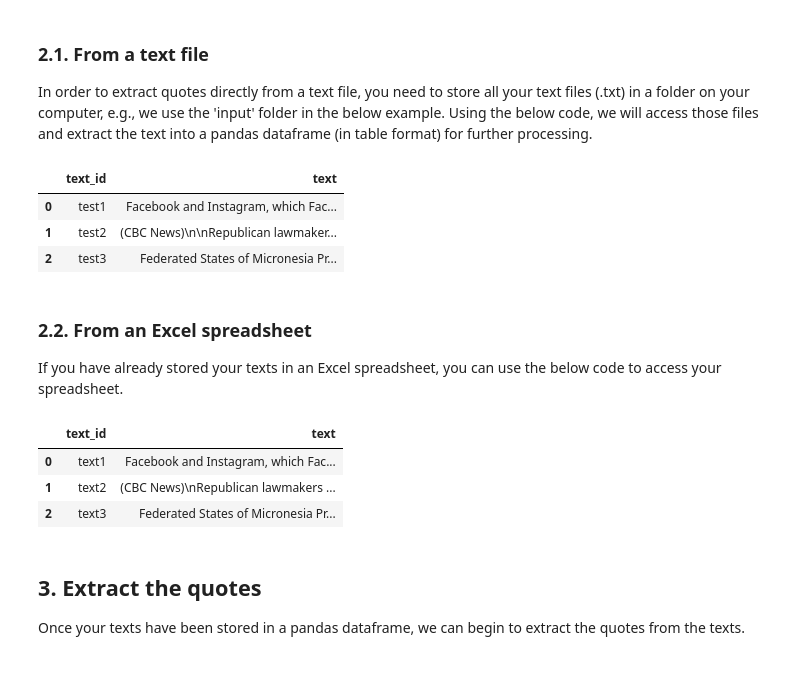
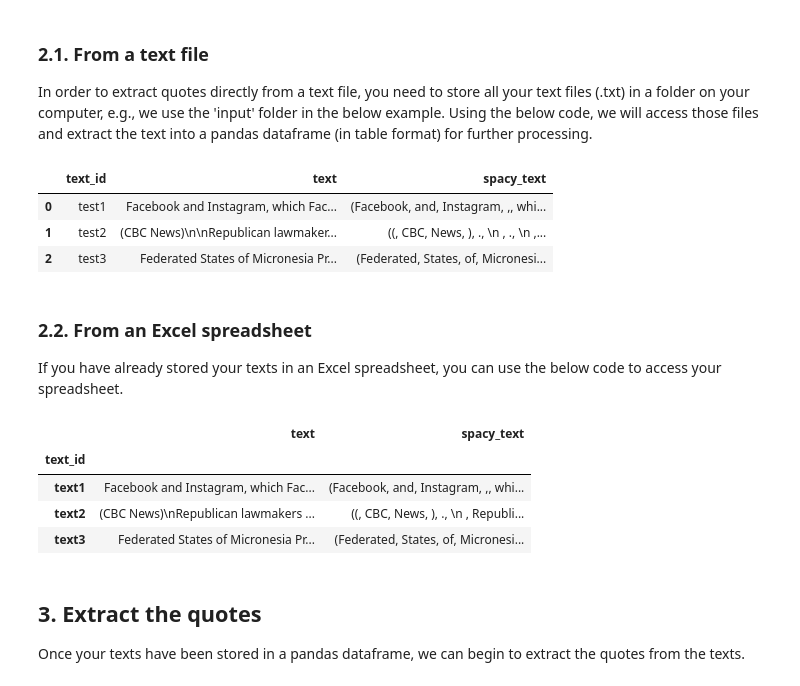
Before and after one commit to Sydney-Informatics-Hub/ATAP-GenderGapTracker, a Jupyter notebook: NLP/main/quote_extractor_notebook.ipynb, the cells around one changed output. Cells and saved outputs as stored; diff of their text form; code cells hidden in the pictures.

```diff
--- a/NLP/main/quote_extractor_notebook.ipynb
+++ b/NLP/main/quote_extractor_notebook.ipynb
@@ -48,6 +48,16 @@ This notebook will allow you to extract quotes directly from a text file (or a n
 # %% [markdown]
 ### 2.1. From a text file
 In order to extract quotes directly from a text file, you need to store all your text files (.txt) in a folder on your computer, e.g., we use the 'input' folder in the below example. Using the below code, we will access those files and extract the text into a pandas dataframe (in table format) for further processing.
+# %%
+def nlp_preprocess(nlp, text):
+    # pre-process the text
+    text = sent_tokenize(text)
+    text = ' '.join(text)
+    text = utils.preprocess_text(text)
+
+    # apply the spaCy's tool to the text
+    doc = nlp(text)
+    return doc
 # %%
 # specify the file path to the folder you use to store your text files
 file_path = './input/'
@@ -79,30 +89,35 @@ for input_file in get_rawtext_files(file_path):
 
 # convert the extracted texts into a pandas dataframe for further processing
 text_df = pd.DataFrame.from_dict(all_files)
-new_index = ['text_id', 'text']
-text_df = text_df.reindex(columns=new_index)
+#new_index = ['text_id', 'text']
+text_df['spacy_text'] = text_df['text'].apply(lambda text: nlp_preprocess(nlp, text))
+#text_df = text_df.reindex(columns=new_index)
+text_df.set_index('text_id', inplace=True)
 text_df.head()
 # %% [output]
-|  | text_id | text |
-| 0 | test1 | Facebook and Instagram, which Fac... |
-| 1 | test2 | (CBC News)\n\nRepublican lawmaker... |
-| 2 | test3 | Federated States of Micronesia Pr... |
+|  | text_id | text | spacy_text |
+| 0 | test1 | Facebook and Instagram, which Fac... | (Facebook, and, Instagram, ,, whi... |
+| 1 | test2 | (CBC News)\n\nRepublican lawmaker... | ((, CBC, News, ), ., \n , ., \n ,... |
+| 2 | test3 | Federated States of Micronesia Pr... | (Federated, States, of, Micronesi... |
 # %% [markdown]
 ### 2.2. From an Excel spreadsheet
 If you have already stored your texts in an Excel spreadsheet, you can use the below code to access your spreadsheet.
 # %%
 # enter the file path and the file name of the excel spreadsheet containing the text
 file_path = './input/'
 file_name = 'text_files.xlsx'
 
 # read the pandas dataframe containing the list of texts
 text_df = pd.read_excel(file_path + file_name)
+text_df['spacy_text'] = text_df['text'].apply(lambda text: nlp_preprocess(nlp, text))
+text_df.set_index('text_id', inplace=True)
 text_df.head()
 # %% [output]
-|  | text_id | text |
-| 0 | text1 | Facebook and Instagram, which Fac... |
-| 1 | text2 | (CBC News)\nRepublican lawmakers ... |
-| 2 | text3 | Federated States of Micronesia Pr... |
+|  | text | spacy_text |
+| text_id |  |  |
+| text1 | Facebook and Instagram, which Fac... | (Facebook, and, Instagram, ,, whi... |
+| text2 | (CBC News)\nRepublican lawmakers ... | ((, CBC, News, ), ., \n , Republi... |
+| text3 | Federated States of Micronesia Pr... | (Federated, States, of, Micronesi... |
 # %% [markdown]
 ## 3. Extract the quotes
 Once your texts have been stored in a pandas dataframe, we can begin to extract the quotes from the texts.
```
Also changed, not shown: parts of 9 cells of this notebook, 4 other files.
